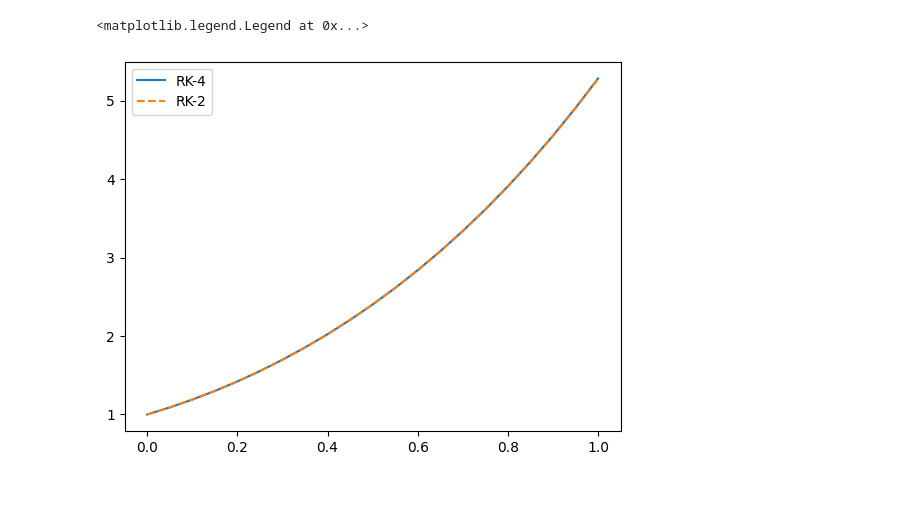
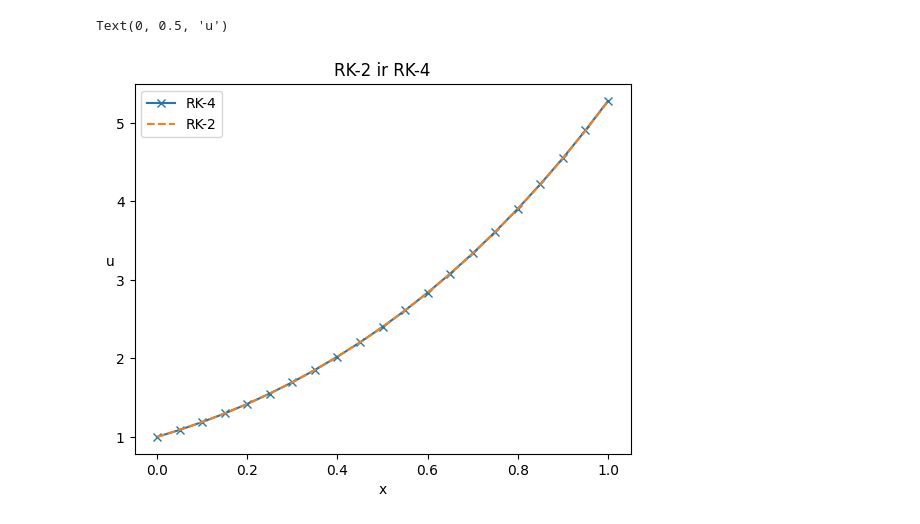
Before and after one commit to onlyidev/python_sem7, a Jupyter notebook: modeling/lab2/lab2.ipynb, the cells around one changed output. Cells and saved outputs as stored; diff of their text form; code cells hidden in the pictures; blank space fills up the shorter version.

```diff
--- a/modeling/lab2/lab2.ipynb
+++ b/modeling/lab2/lab2.ipynb
@@ -55,9 +74,12 @@ Text(0.5, 1.0, 'RK-4')
 # %%
 x,y = zip(*dudxSmallStepRK4)
-plt.plot(x,y, label="RK-4")
-x,y = zip(*dudxSmallStepRK2)
-plt.plot(x,y, '--', label="RK-2")
+plt.plot(x,y, label="RK-4", marker="x")
+x2,y2 = zip(*dudxSmallStepRK2)
+plt.plot(x2,y2, '--', label="RK-2")
 plt.legend()
+plt.title("RK-2 ir RK-4")
+plt.xlabel("x")
+plt.ylabel("u", rotation=0)
 # %% [output]
-<matplotlib.legend.Legend at 0x...>
+Text(0, 0.5, 'u')
-[figure, old version]
+[figure, new version]
```
Also changed, not shown: parts of 7 cells of this notebook, 1 other file.
